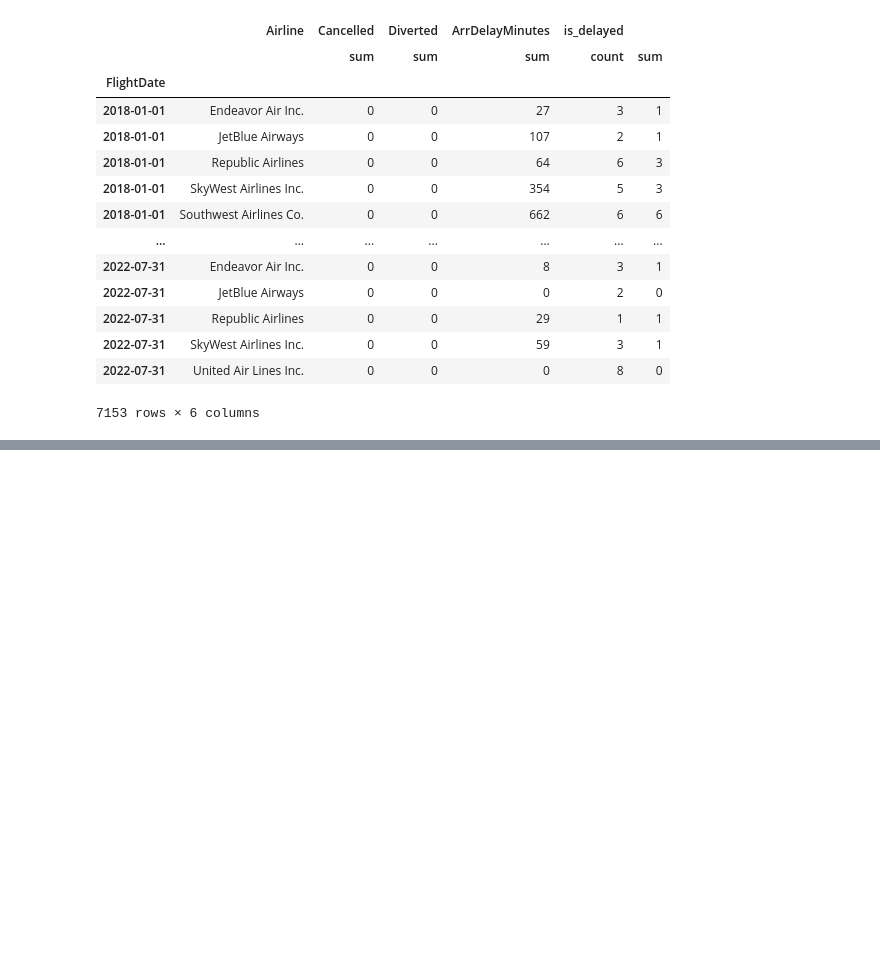
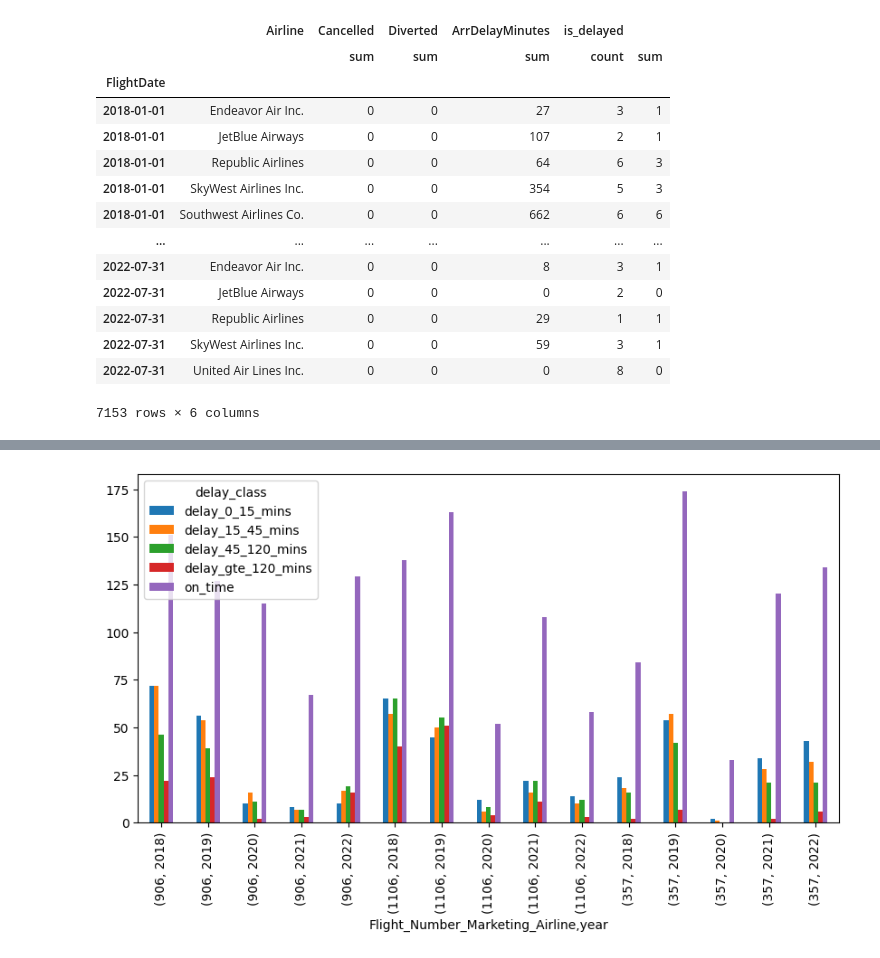
Before and after one commit to krishnaShreedhar/mis587_project, a Jupyter notebook: src/chicago_IL_feature_engineering.ipynb, the cells around one changed output, grey strips where cells are left out. Drawn from its saved outputs; the diff is of its cells as text; code cells hidden in the pictures; blank space fills up the shorter version.

Commit message:
Update more plots

```diff
--- a/src/chicago_IL_feature_engineering.ipynb
+++ b/src/chicago_IL_feature_engineering.ipynb
@@ -615,0 +674,44 @@ df_ts
+# %%
+def plot_top_flights_stats(df_x, list_flights, col, debug=False, do_sum=False, max_val=5000, diverted_only=True):
+    if diverted_only:
+        df_delayed = df_x[df_x['is_delayed'] == 1]
+
+    list_data = []
+    for flight_num in list_flights:
+        df_flight = df_x[df_x['Flight_Number_Marketing_Airline'] == flight_num]
+        dict_flight = {}
+
+        for year in range(2018, 2023, 1):
+            df_year = df_flight[df_flight['Year'] == year]
+
+            dict_stats = dict(df_year[col].value_counts())
+            if debug:
+                print(dict_stats)
+
+            # Capping max_value
+            dict_stats['on_time'] = min(max_val, dict_stats.get('on_time', 0))
+
+            dict_flight[year] = dict_stats
+
+        list_data.append((flight_num, dict_flight))
+
+    if debug:
+        display(list_data)
+
+    combined_df = pd.concat({key: pd.DataFrame(val) for key, val in list_data}).stack()
+    combined_df.index.names = ['Flight_Number_Marketing_Airline', col, 'year']
+    combined_df = combined_df.unstack([col])
+
+    if do_sum:
+        combined_df['total_flights'] = combined_df.sum(axis=1)
+
+    if debug:
+        display(combined_df)
+
+    fig, axes = plt.subplots(1,1, figsize=(10, 5))
+    # combined_df.plot.bar(stacked=True)
+    combined_df.plot.bar(ax=axes)
+# %%
+plot_top_flights_stats(df_ny, list_top_flights[:3], 'delay_class')
+# %% [output]
+[figure, added]
```
Also changed, not shown: parts of 15 cells of this notebook.
